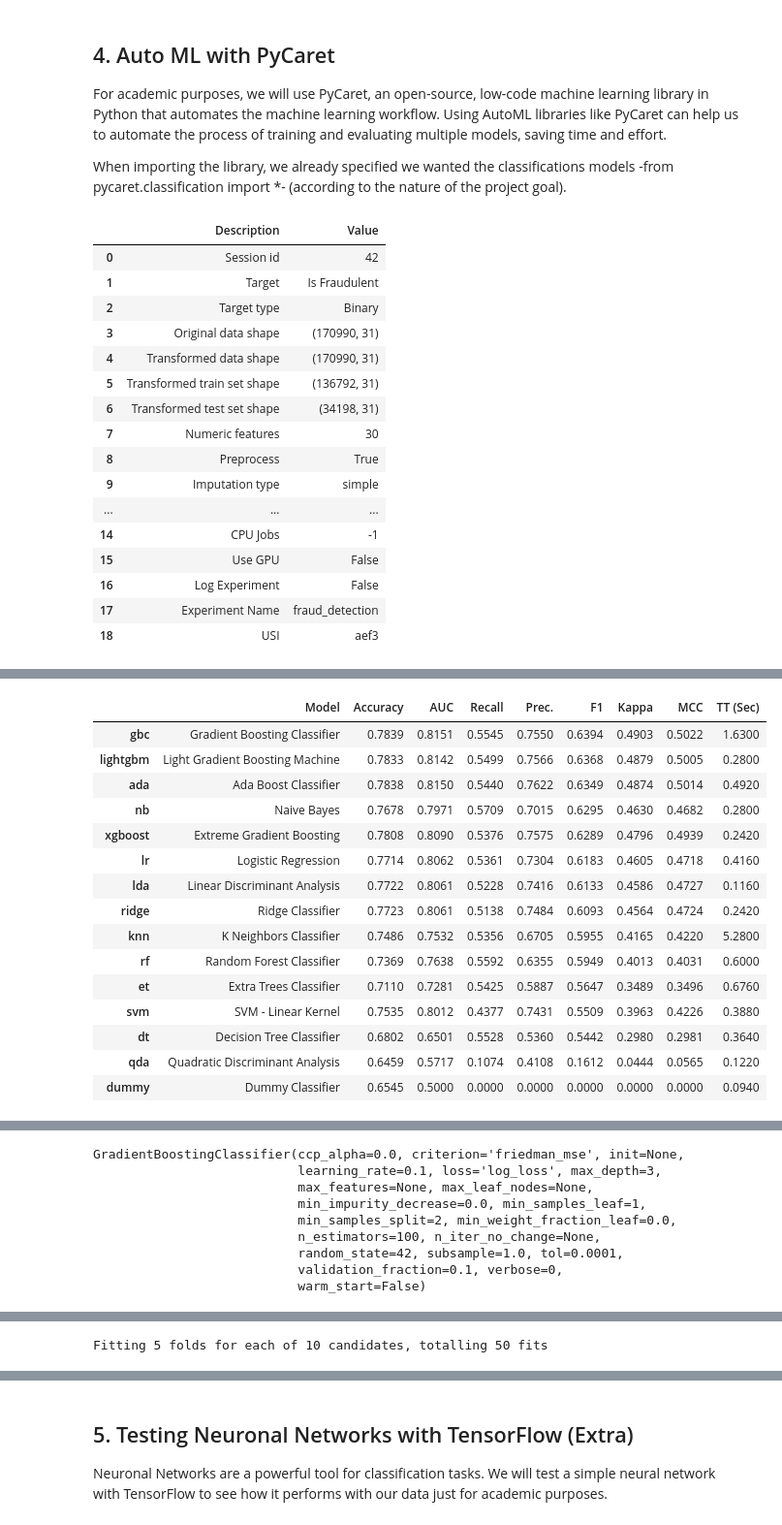
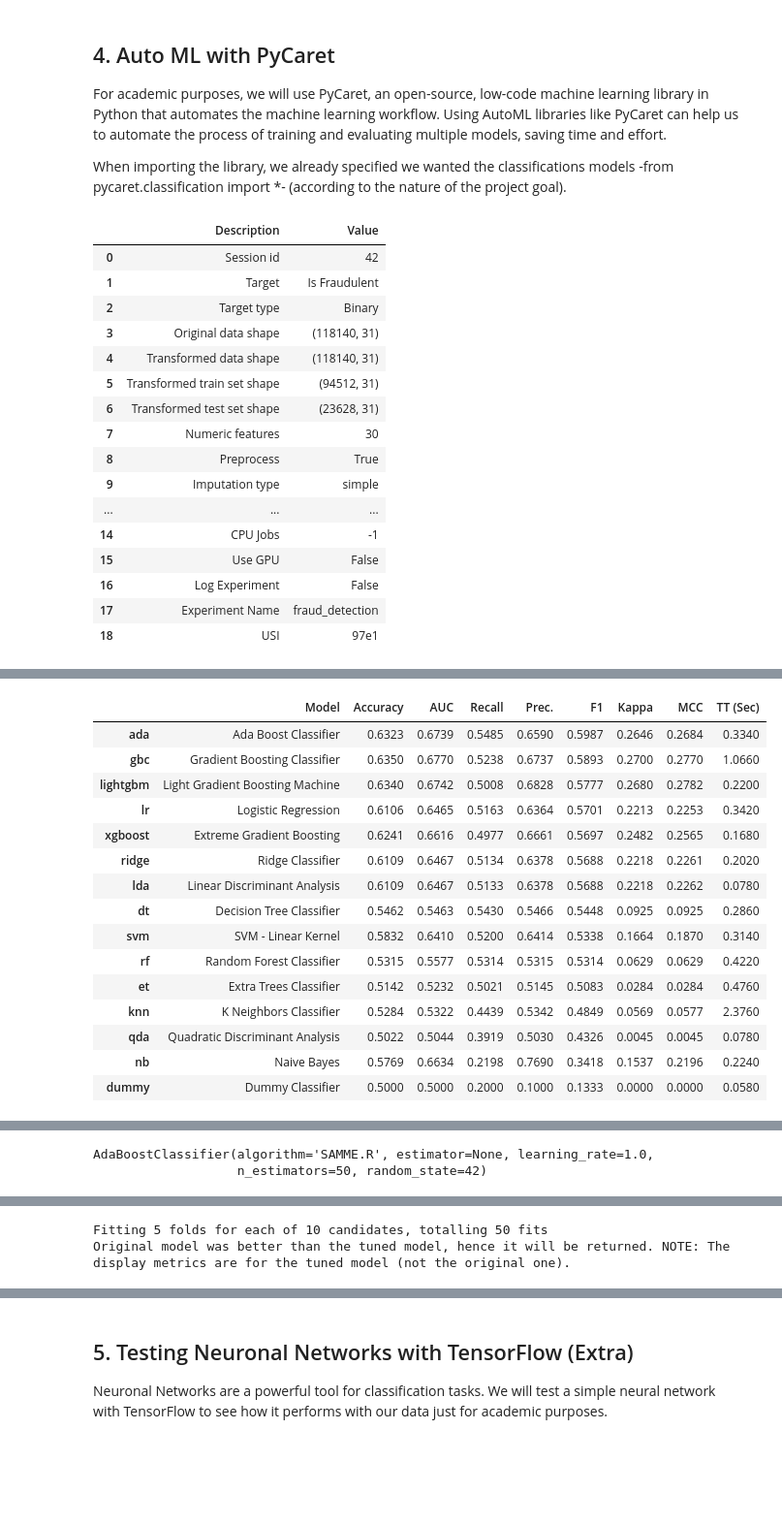
Before and after one commit to Folker19/Fraud-Detection-Prediction-Model, a Jupyter notebook: notebooks/ML_percentile_sampling.ipynb, the cells around one changed output, grey strips where cells are left out. Shown at 97% size. Saved outputs shown, nothing was run; the diff lists cells and outputs as text; code cells hidden in the pictures; blank space fills up the shorter version.

```diff
--- a/notebooks/ML_percentile_sampling.ipynb
+++ b/notebooks/ML_percentile_sampling.ipynb
@@ -276,10 +277,10 @@ for i in range(len(percentiles) - 1):
     mask[keep_indices] = True # update the mask to keep the selected points
 
 # apply the mask to X_train_0 to keep only 10% of the points in each percentile group
-X_train_0_sampled = X_train_0[mask]
+X_train_0_balanced = X_train_0[mask]
 
 # combine the sampled legitimate transactions with the fraudulent transactions into a DataFrame
-X_train_balanced = pd.concat([X_train_0_sampled, X_train_1])
+X_train_balanced = pd.concat([X_train_0_balanced, X_train_1])
 
 # data after sampling
 print('Data after sampling:', X_train_balanced.shape)
@@ -294,7 +295,7 @@ df_balanced = pd.concat([X_train_balanced, y_train_balanced], axis=1)
 plt.figure(figsize=(5, 5))
 fig = plt.pie(df_balanced['Is Fraudulent'].value_counts(), labels=['Legitimate', 'Fraudulent'], autopct='%1.1f%%', startangle=90, colors=['#FF7F0E', '#1F77B4'], explode=(0, 0.1), shadow=True)
 plt.tight_layout()
-plt.title('Proportion of Fraudulent Transactions after Sampling')
+plt.title('Proportion of Fraudulent Transactions after Balancing')
 
 # save the graph as an PNG file for later use in Streamlit
 dir_path = 'graphs/ML'
@@ -311,7 +312,7 @@ Data after sampling: (170990, 30)
 We define a function that will evaluate different sampling techniques to balance the data and will use the one that provides the best performance to replace the original x_train and y_train with the balanced data.
 # %%
 # define the function to evaluate the sampling techniques
-def evaluate_sampling_techniques(X_test, y_test, X_train, y_train):
+def evaluate_sampling_techniques(X_train, y_train, X_test, y_test):
 
     '''
     We define a function that evaluates different sampling techniques for a binary classification model using logistic regression
@@ -319,11 +320,10 @@ def evaluate_sampling_techniques(X_test, y_test, X_train, y_train):
     It includes oversampling, undersampling, and combinations techniques, and identifies the best result based on the F1 score.
 
     Parameters:
+    - X_train: Features of the training set.
+    - y_train: Target variable of the training set.
     - X_test: Features of the testing set.
     - y_test: Target variable of the testing set.
-    - X_train: Features of the training set.
-    - y_train: Target variable of the training set.
-    - column_transformer: Transformer for preprocessing the features.
 
     Samplings Techniques:
     - Oversampling: SMOTE, ADASYN, RandomOverSampler.
@@ -336,7 +336,7 @@ def evaluate_sampling_techniques(X_test, y_test, X_train, y_train):
     3. Evaluate each technique individually.
     4. Collect metrics (ROC AUC, accuracy, F1 score, recall) for each method.
     5. Identify and print the best result based on the F1 score.
-    6. Return the transformed X_train ,X_test , y_train , y_test using the best sampling technique.
+    6. Return the transformed X_train, y_train, X_test, y_test using the best sampling technique.
     '''
 
     # define the model
@@ -354,7 +354,7 @@ def evaluate_sampling_techniques(X_test, y_test, X_train, y_train):
         'TomekLinks': TomekLinks(),
         'NearMiss': NearMiss(),
         'RandomUnderSampler': RandomUnderSampler(),
-        'EditedNearestNeighbour': EditedNearestNeighbours(n_neighbors=3)
+        'EditedNearestNeighbours': EditedNearestNeighbours(n_neighbors=3)
     }
 
     # define combine-sampling techniques
@@ -447,11 +447,14 @@ def evaluate_sampling_techniques(X_test, y_test, X_train, y_train):
     return X_train_resampled, y_train_resampled, X_test, y_test
 
 # evaluate the sampling techniques
-X_train_balanced, y_train_balanced, X_test, y_test = evaluate_sampling_techniques(X_test, y_test, X_train_balanced, y_train_balanced)
+X_train_resampled, y_train_resampled, X_test_resampled, y_test_resampled = evaluate_sampling_techniques(X_train_balanced, y_train_balanced, X_test, y_test)
+
+# combine the sampled features with the target variable
+df_sampled = pd.concat([X_train_resampled, y_train_resampled], axis=1)
 
 # show the new distribution of the target variable after sampling
-plt.figure(figsize=(6, 4))
-fig = plt.pie(y_train_balanced.value_counts(), labels=['Legitimate', 'Fraudulent'], autopct='%1.1f%%', startangle=90 , colors = ['#FF7F0E', '#1F77B4'], explode=(0, 0.1) ,shadow=True)
+plt.figure(figsize=(5, 5))
+fig = plt.pie(df_sampled['Is Fraudulent'].value_counts(), labels=['Legitimate', 'Fraudulent'], autopct='%1.1f%%', startangle=90, colors=['#FF7F0E', '#1F77B4'], explode=(0, 0.1), shadow=True)
 plt.tight_layout() # set the size of the graph
 plt.title('Proportion of Fraudulent Transactions after Sampling')
 plt.show()
@@ -598,7 +599,7 @@ When importing the library, we already specified we wanted the classifications m
 # %%
 # initialize the setup
 clf_setup = setup(
-    data=df_balanced,                    # dataframe containing the dataset
+    data=df_sampled,                    # dataframe containing the dataset
     target='Is Fraudulent',     # target variable
     train_size=0.8,             # percentage of data to use for training
     session_id=42,              # seed for reproducibility
@@ -618,63 +619,56 @@ best_model_created = create_model(best_model)
 
 # tune the best model for better performance
 tuned_best_model = tune_model(best_model_created)
 
 # evaluate the tuned model using various metrics
 evaluate_model(tuned_best_model)
 
 # optionally, finalize the model to prepare it for deployment
 final_best_model = finalize_model(tuned_best_model)
 
 # save the model
 save_model(final_best_model, 'pycaret_best_model_percentile_sampling')
 
 # load the model (if needed later)
 # loaded_best_model = load_model('final_best_model')
 # %% [output]
 |  | Description | Value |
 | 0 | Session id | 42 |
 | 1 | Target | Is Fraudulent |
 | 2 | Target type | Binary |
-| 3 | Original data shape | (170990, 31) |
-| 4 | Transformed data shape | (170990, 31) |
-| 5 | Transformed train set shape | (136792, 31) |
-| 6 | Transformed test set shape | (34198, 31) |
+| 3 | Original data shape | (118140, 31) |
+| 4 | Transformed data shape | (118140, 31) |
+| 5 | Transformed train set shape | (94512, 31) |
+| 6 | Transformed test set shape | (23628, 31) |
 | 7 | Numeric features | 30 |
 | 8 | Preprocess | True |
 | 9 | Imputation type | simple |
 | ... | ... | ... |
 | 14 | CPU Jobs | -1 |
 | 15 | Use GPU | False |
 | 16 | Log Experiment | False |
 | 17 | Experiment Name | fraud_detection |
-| 18 | USI | aef3 |
+| 18 | USI | 97e1 |
 [interactive output not drawn]
 |  | Model | Accuracy | AUC | Recall | Prec. | F1 | Kappa | MCC | TT (Sec) |
-| gbc | Gradient Boosting Classifier | 0.7839 | 0.8151 | 0.5545 | 0.7550 | 0.6394 | 0.4903 | 0.5022 | 1.6300 |
-| lightgbm | Light Gradient Boosting Machine | 0.7833 | 0.8142 | 0.5499 | 0.7566 | 0.6368 | 0.4879 | 0.5005 | 0.2800 |
-| ada | Ada Boost Classifier | 0.7838 | 0.8150 | 0.5440 | 0.7622 | 0.6349 | 0.4874 | 0.5014 | 0.4920 |
-| nb | Naive Bayes | 0.7678 | 0.7971 | 0.5709 | 0.7015 | 0.6295 | 0.4630 | 0.4682 | 0.2800 |
-| xgboost | Extreme Gradient Boosting | 0.7808 | 0.8090 | 0.5376 | 0.7575 | 0.6289 | 0.4796 | 0.4939 | 0.2420 |
-| lr | Logistic Regression | 0.7714 | 0.8062 | 0.5361 | 0.7304 | 0.6183 | 0.4605 | 0.4718 | 0.4160 |
-| lda | Linear Discriminant Analysis | 0.7722 | 0.8061 | 0.5228 | 0.7416 | 0.6133 | 0.4586 | 0.4727 | 0.1160 |
-| ridge | Ridge Classifier | 0.7723 | 0.8061 | 0.5138 | 0.7484 | 0.6093 | 0.4564 | 0.4724 | 0.2420 |
-| knn | K Neighbors Classifier | 0.7486 | 0.7532 | 0.5356 | 0.6705 | 0.5955 | 0.4165 | 0.4220 | 5.2800 |
-| rf | Random Forest Classifier | 0.7369 | 0.7638 | 0.5592 | 0.6355 | 0.5949 | 0.4013 | 0.4031 | 0.6000 |
-| et | Extra Trees Classifier | 0.7110 | 0.7281 | 0.5425 | 0.5887 | 0.5647 | 0.3489 | 0.3496 | 0.6760 |
-| svm | SVM - Linear Kernel | 0.7535 | 0.8012 | 0.4377 | 0.7431 | 0.5509 | 0.3963 | 0.4226 | 0.3880 |
-| dt | Decision Tree Classifier | 0.6802 | 0.6501 | 0.5528 | 0.5360 | 0.5442 | 0.2980 | 0.2981 | 0.3640 |
-| qda | Quadratic Discriminant Analysis | 0.6459 | 0.5717 | 0.1074 | 0.4108 | 0.1612 | 0.0444 | 0.0565 | 0.1220 |
-| dummy | Dummy Classifier | 0.6545 | 0.5000 | 0.0000 | 0.0000 | 0.0000 | 0.0000 | 0.0000 | 0.0940 |
+| ada | Ada Boost Classifier | 0.6323 | 0.6739 | 0.5485 | 0.6590 | 0.5987 | 0.2646 | 0.2684 | 0.3340 |
+| gbc | Gradient Boosting Classifier | 0.6350 | 0.6770 | 0.5238 | 0.6737 | 0.5893 | 0.2700 | 0.2770 | 1.0660 |
+| lightgbm | Light Gradient Boosting Machine | 0.6340 | 0.6742 | 0.5008 | 0.6828 | 0.5777 | 0.2680 | 0.2782 | 0.2200 |
+| lr | Logistic Regression | 0.6106 | 0.6465 | 0.5163 | 0.6364 | 0.5701 | 0.2213 | 0.2253 | 0.3420 |
+| xgboost | Extreme Gradient Boosting | 0.6241 | 0.6616 | 0.4977 | 0.6661 | 0.5697 | 0.2482 | 0.2565 | 0.1680 |
+| ridge | Ridge Classifier | 0.6109 | 0.6467 | 0.5134 | 0.6378 | 0.5688 | 0.2218 | 0.2261 | 0.2020 |
+| lda | Linear Discriminant Analysis | 0.6109 | 0.6467 | 0.5133 | 0.6378 | 0.5688 | 0.2218 | 0.2262 | 0.0780 |
+| dt | Decision Tree Classifier | 0.5462 | 0.5463 | 0.5430 | 0.5466 | 0.5448 | 0.0925 | 0.0925 | 0.2860 |
+| svm | SVM - Linear Kernel | 0.5832 | 0.6410 | 0.5200 | 0.6414 | 0.5338 | 0.1664 | 0.1870 | 0.3140 |
+| rf | Random Forest Classifier | 0.5315 | 0.5577 | 0.5314 | 0.5315 | 0.5314 | 0.0629 | 0.0629 | 0.4220 |
+| et | Extra Trees Classifier | 0.5142 | 0.5232 | 0.5021 | 0.5145 | 0.5083 | 0.0284 | 0.0284 | 0.4760 |
+| knn | K Neighbors Classifier | 0.5284 | 0.5322 | 0.4439 | 0.5342 | 0.4849 | 0.0569 | 0.0577 | 2.3760 |
+| qda | Quadratic Discriminant Analysis | 0.5022 | 0.5044 | 0.3919 | 0.5030 | 0.4326 | 0.0045 | 0.0045 | 0.0780 |
+| nb | Naive Bayes | 0.5769 | 0.6634 | 0.2198 | 0.7690 | 0.3418 | 0.1537 | 0.2196 | 0.2240 |
+| dummy | Dummy Classifier | 0.5000 | 0.5000 | 0.2000 | 0.1000 | 0.1333 | 0.0000 | 0.0000 | 0.0580 |
 [interactive output not drawn]
-GradientBoostingClassifier(ccp_alpha=0.0, criterion='friedman_mse', init=None,
-                           learning_rate=0.1, loss='log_loss', max_depth=3,
-                           max_features=None, max_leaf_nodes=None,
-                           min_impurity_decrease=0.0, min_samples_leaf=1,
-                           min_samples_split=2, min_weight_fraction_leaf=0.0,
-                           n_estimators=100, n_iter_no_change=None,
-                           random_state=42, subsample=1.0, tol=0.0001,
-                           validation_fraction=0.1, verbose=0,
-                           warm_start=False)
+AdaBoostClassifier(algorithm='SAMME.R', estimator=None, learning_rate=1.0,
+                   n_estimators=50, random_state=42)
 [interactive output not drawn]
 |  | Accuracy | AUC | Recall | Prec. | F1 | Kappa | MCC |
 | Fold |  |  |  |  |  |  |  |
@@ -699,5 +693,6 @@ GradientBoostingClassifier(ccp_alpha=0.0, criterion='friedman_mse', init=None,
 [interactive output not drawn]
 Fitting 5 folds for each of 10 candidates, totalling 50 fits
+Original model was better than the tuned model, hence it will be returned. NOTE: The display metrics are for the tuned model (not the original one).
 interactive(children=(ToggleButtons(description='Plot Type:', icons=('',), options=(('Pipeline Plot', 'pipelin…
 Model saved as src/models/pycaret_best_model_percentile_sampling_pipeline.joblib
 # %% [markdown]
```
Also changed, not shown: parts of 10 cells of this notebook, 18 other files.
